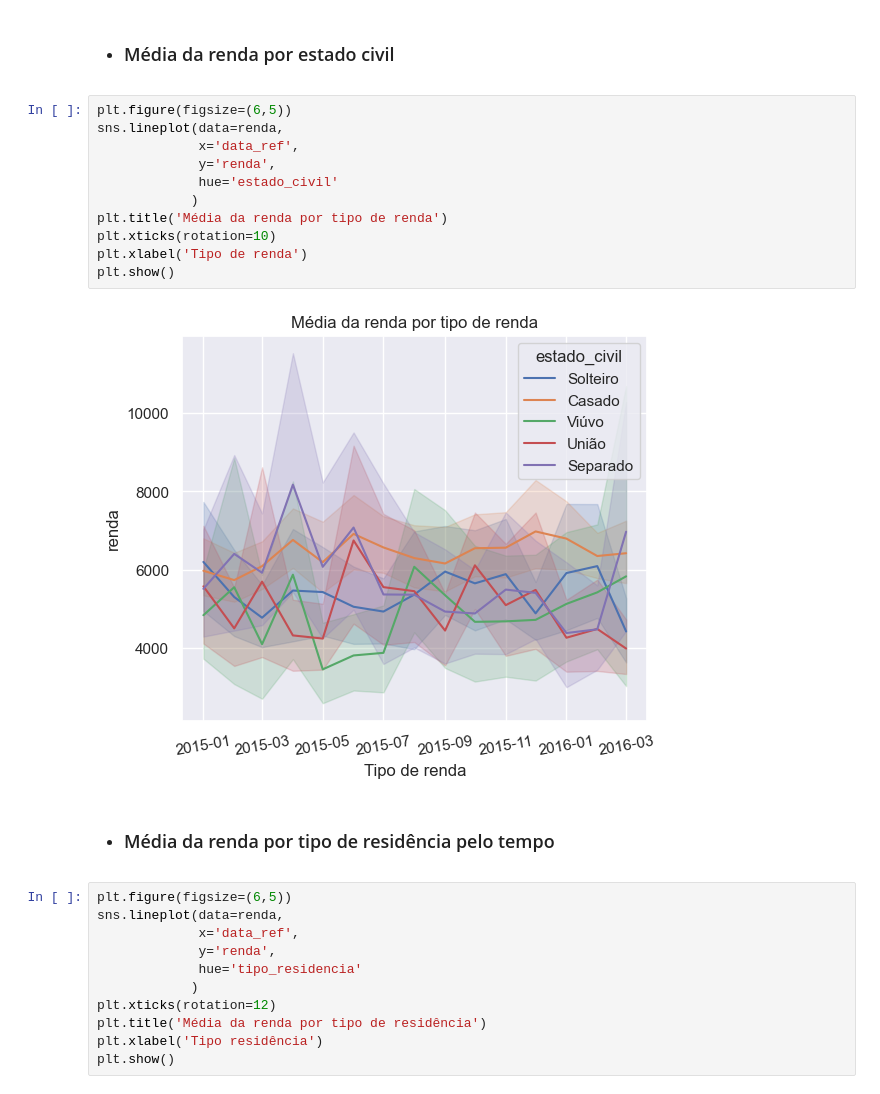
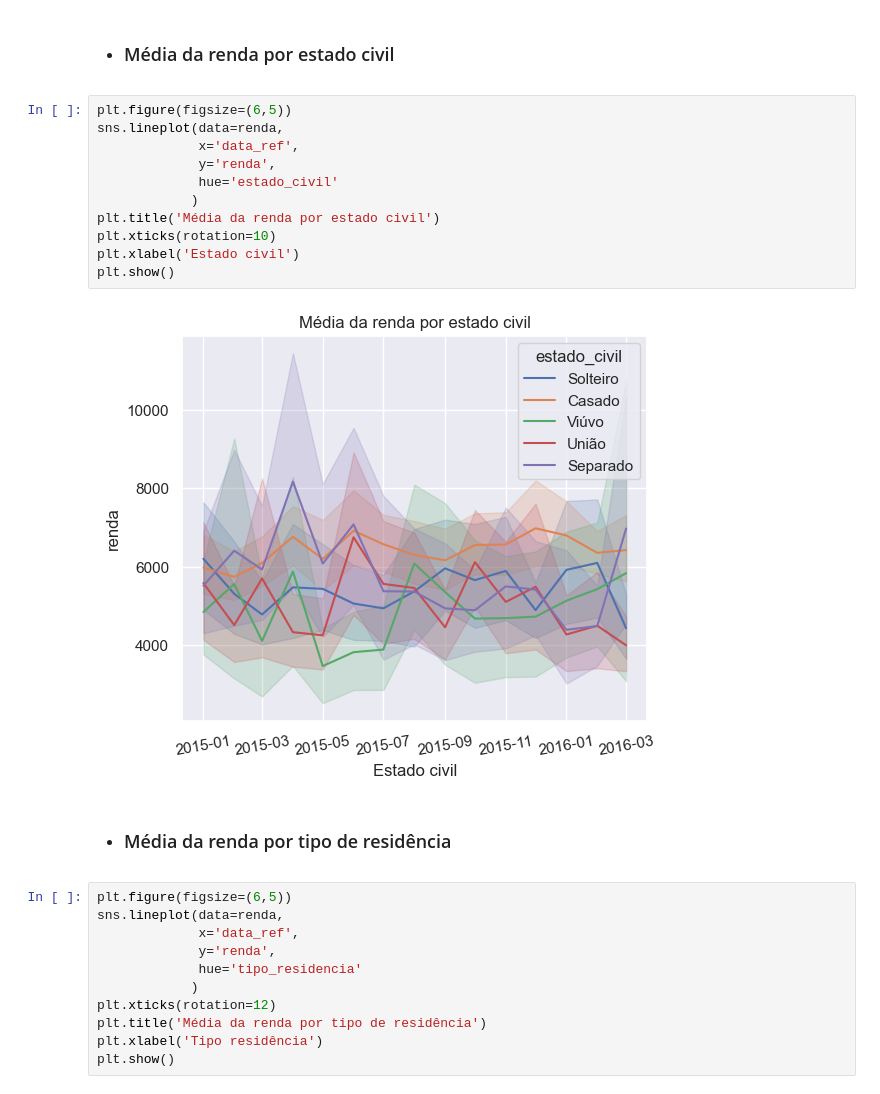
Before and after one commit to dannydays/previsao-renda, a Jupyter notebook: projeto-2.ipynb, the cells around one changed output. Drawn from its saved outputs; the diff is of its cells as text.

```diff
--- a/projeto-2.ipynb
+++ b/projeto-2.ipynb
@@ -329,18 +329,18 @@ plt.show()
 # %%
 plt.figure(figsize=(6,5))
 sns.lineplot(data=renda,
              x='data_ref',
              y='renda',
              hue='estado_civil'
             )
-plt.title('Média da renda por tipo de renda')
+plt.title('Média da renda por estado civil')
 plt.xticks(rotation=10)
-plt.xlabel('Tipo de renda')
+plt.xlabel('Estado civil')
 plt.show()
 # %% [output]
-[figure, old version]
+[figure, new version]
 # %% [markdown]
-- ### Média da renda por tipo de residência pelo tempo
+- ### Média da renda por tipo de residência
 # %%
 plt.figure(figsize=(6,5))
 sns.lineplot(data=renda,
```
